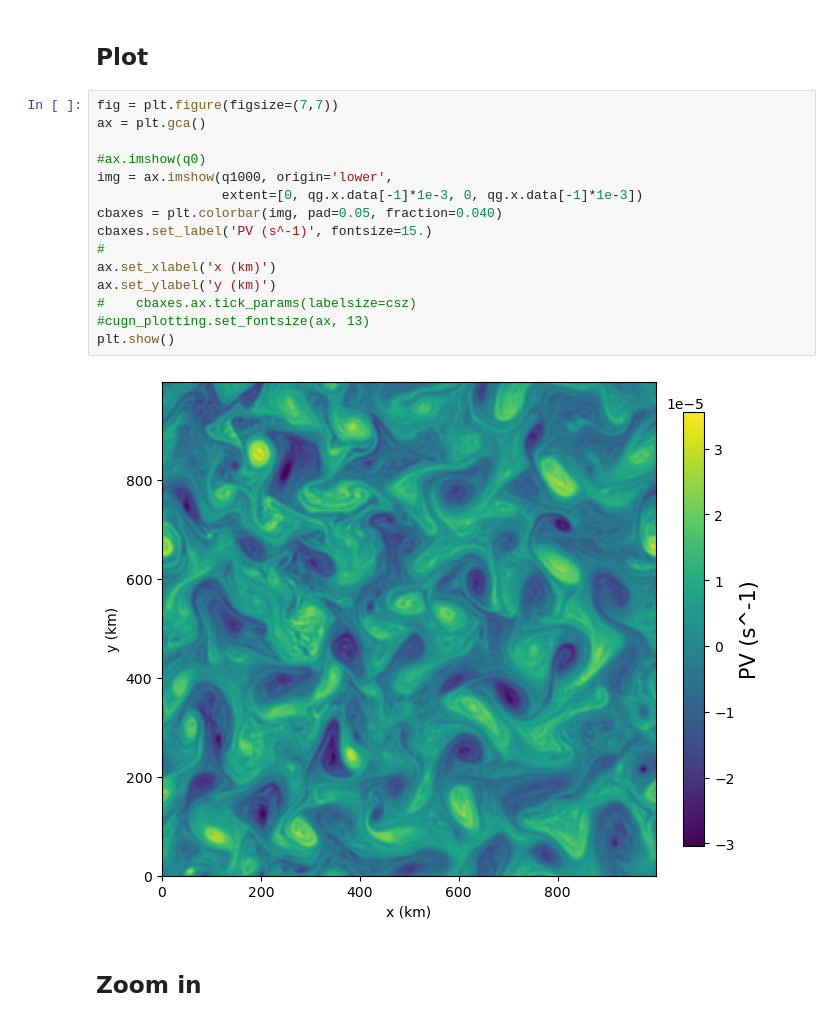
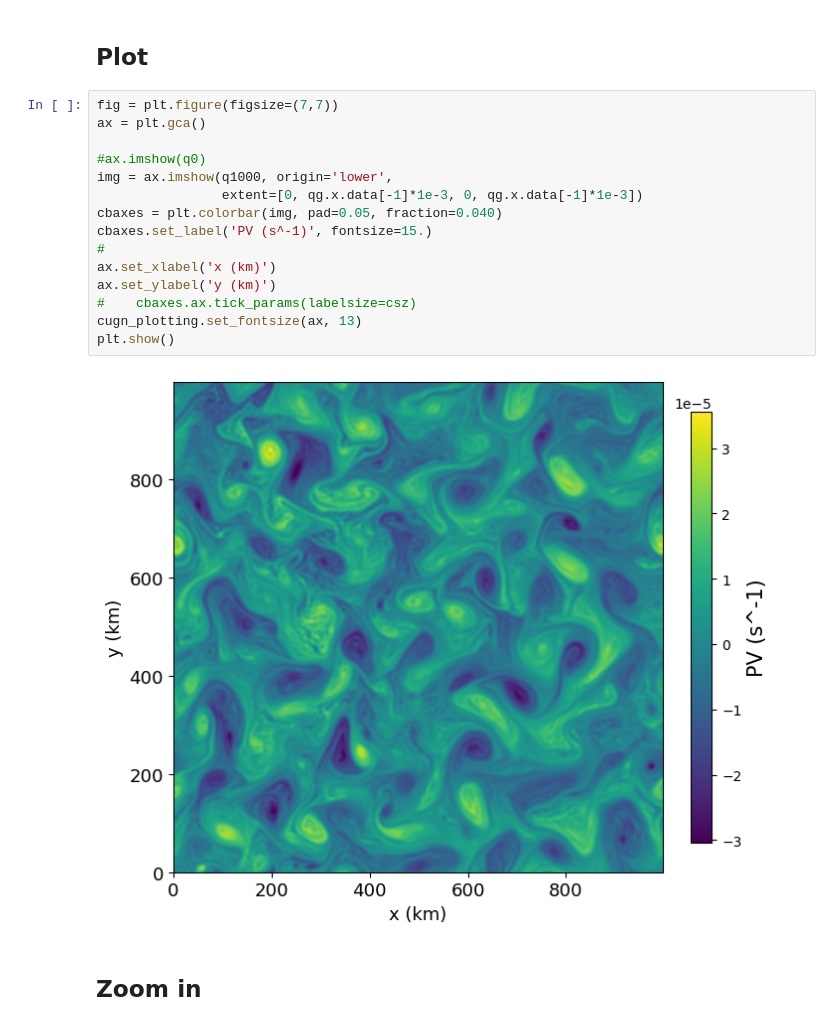
Before and after one commit to Sea-Meets-the-Stars/cugn, a Jupyter notebook: papers/Structure/Analysis/QG_vorticity.ipynb, the cells around one changed output. Saved outputs shown, nothing was run; the diff lists cells and outputs as text.

```diff
--- a/papers/Structure/Analysis/QG_vorticity.ipynb
+++ b/papers/Structure/Analysis/QG_vorticity.ipynb
@@ -95,20 +95,20 @@ Attributes:
 # %%
 fig = plt.figure(figsize=(7,7))
 ax = plt.gca()
 
 #ax.imshow(q0)
 img = ax.imshow(q1000, origin='lower',
                 extent=[0, qg.x.data[-1]*1e-3, 0, qg.x.data[-1]*1e-3])
 cbaxes = plt.colorbar(img, pad=0.05, fraction=0.040)
 cbaxes.set_label('PV (s^-1)', fontsize=15.)
 #
 ax.set_xlabel('x (km)')
 ax.set_ylabel('y (km)')
 #    cbaxes.ax.tick_params(labelsize=csz)
-#cugn_plotting.set_fontsize(ax, 13)
+cugn_plotting.set_fontsize(ax, 13)
 plt.show()
 # %% [output]
-[figure, old version]
+[figure, new version]
 # %% [markdown]
 ## Zoom in
 # %%
```
Also changed, not shown: parts of 4 cells of this notebook, 2 other files.
